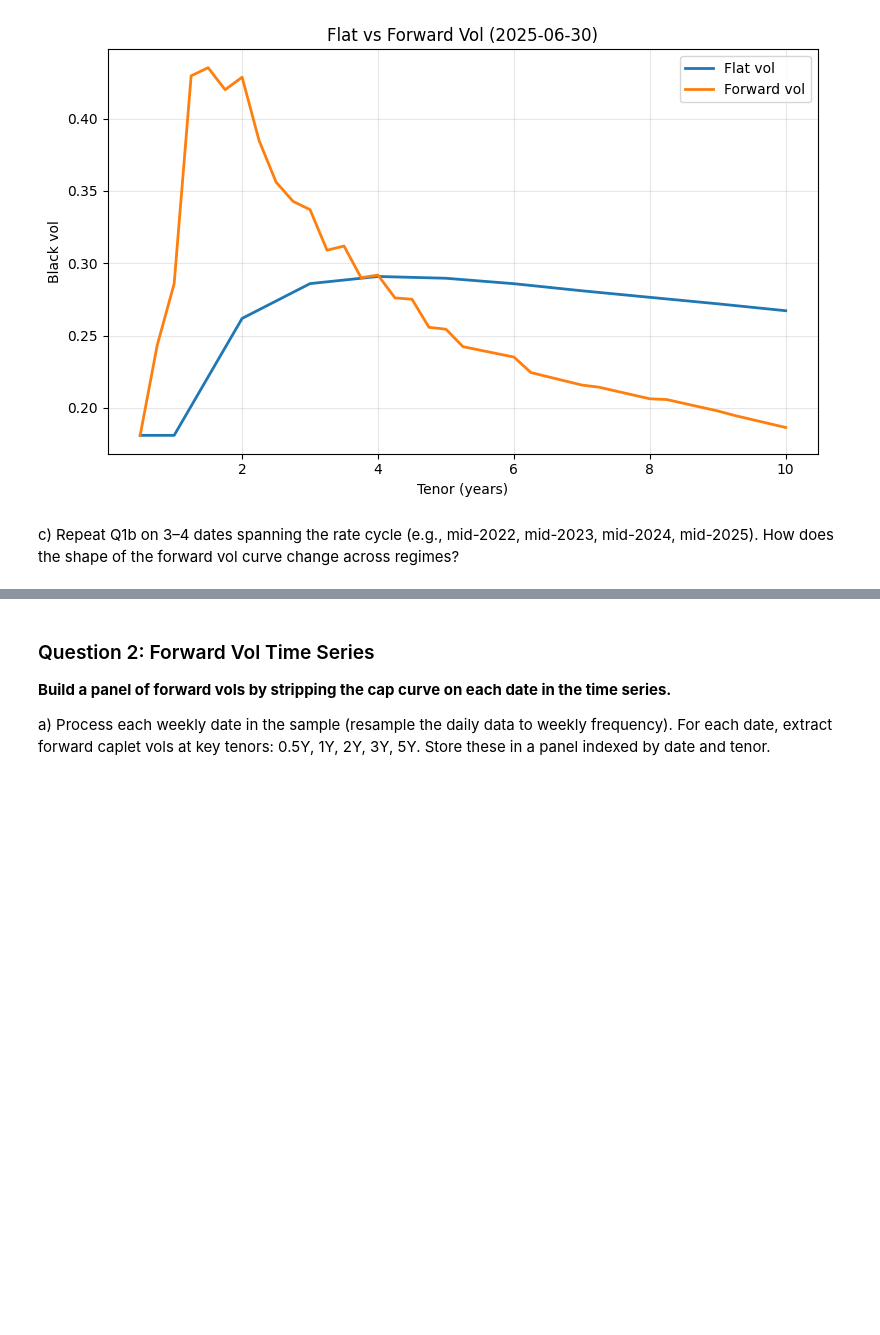
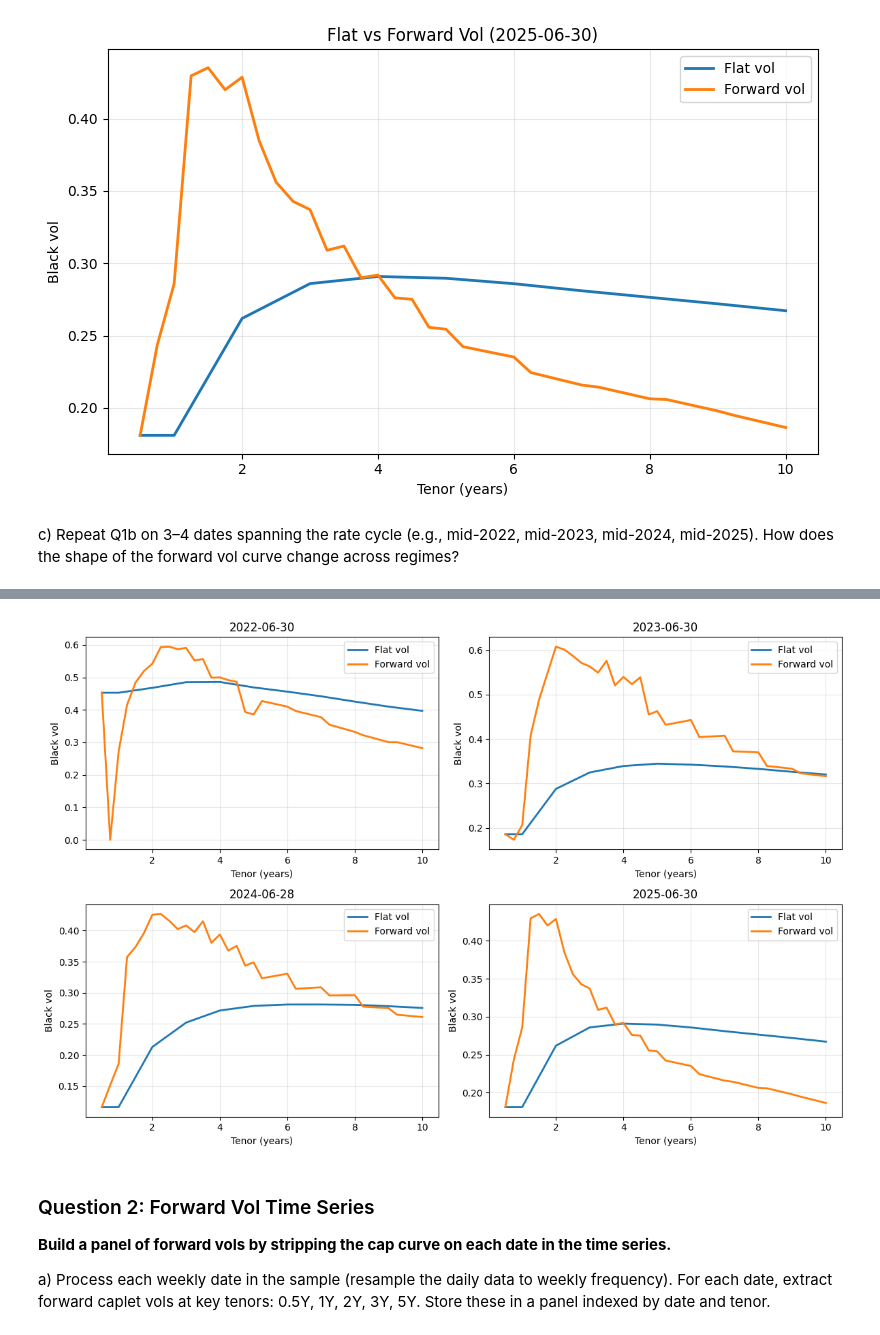
Before and after one commit to azakharove/finm37500P8, a Jupyter notebook: P8 Forward Volatility from the SOFR Cap Market_AZ.ipynb, the cells around one changed output, grey strips where cells are left out. Cells and saved outputs as stored; diff of their text form; code cells hidden in the pictures; blank space fills up the shorter version.

```diff
--- a/P8 Forward Volatility from the SOFR Cap Market_AZ.ipynb
+++ b/P8 Forward Volatility from the SOFR Cap Market_AZ.ipynb
@@ -633,3 +669,22 @@ c) Repeat Q1b on 3–4 dates spanning the rate cycle (e.g., mid-2022, mid-2023,
+# %%
+# Optional: flat vs forward vol for each selected date
+fig, axes = plt.subplots(2, 2, figsize=(12, 8))
+axes = axes.flatten()
+
+for ax, d in zip(axes, q1c_dates):
+    curve = q1c_curves[d]
+    curve["flat vols"].dropna().plot(ax=ax, linewidth=2, label="Flat vol")
+    curve["fwd vols"].dropna().plot(ax=ax, linewidth=2, label="Forward vol")
+    ax.set_title(str(d.date()))
+    ax.set_xlabel("Tenor (years)")
+    ax.set_ylabel("Black vol")
+    ax.grid(True, alpha=0.3)
+    ax.legend()
+
+plt.tight_layout()
+plt.show()
+# %% [output]
+[figure, added]
 # %% [markdown]
 ### Question 2: Forward Vol Time Series
 
```
Also changed, not shown: parts of 7 cells of this notebook.
